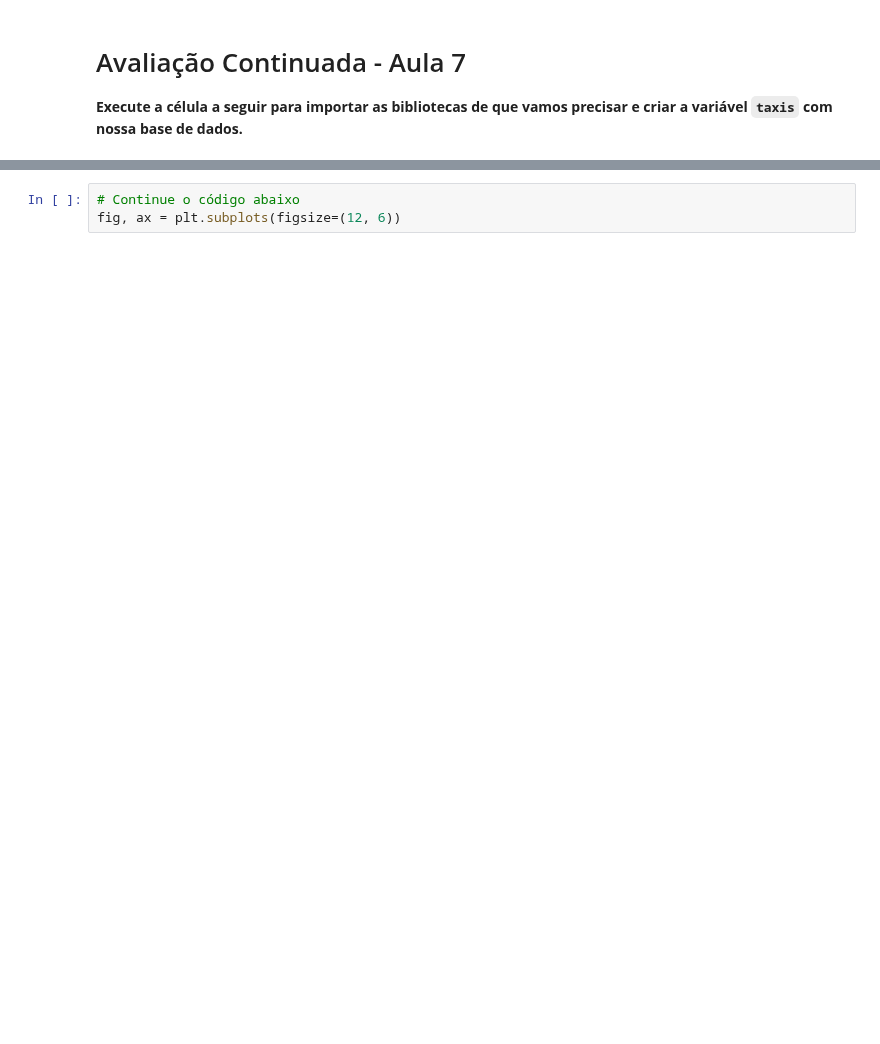
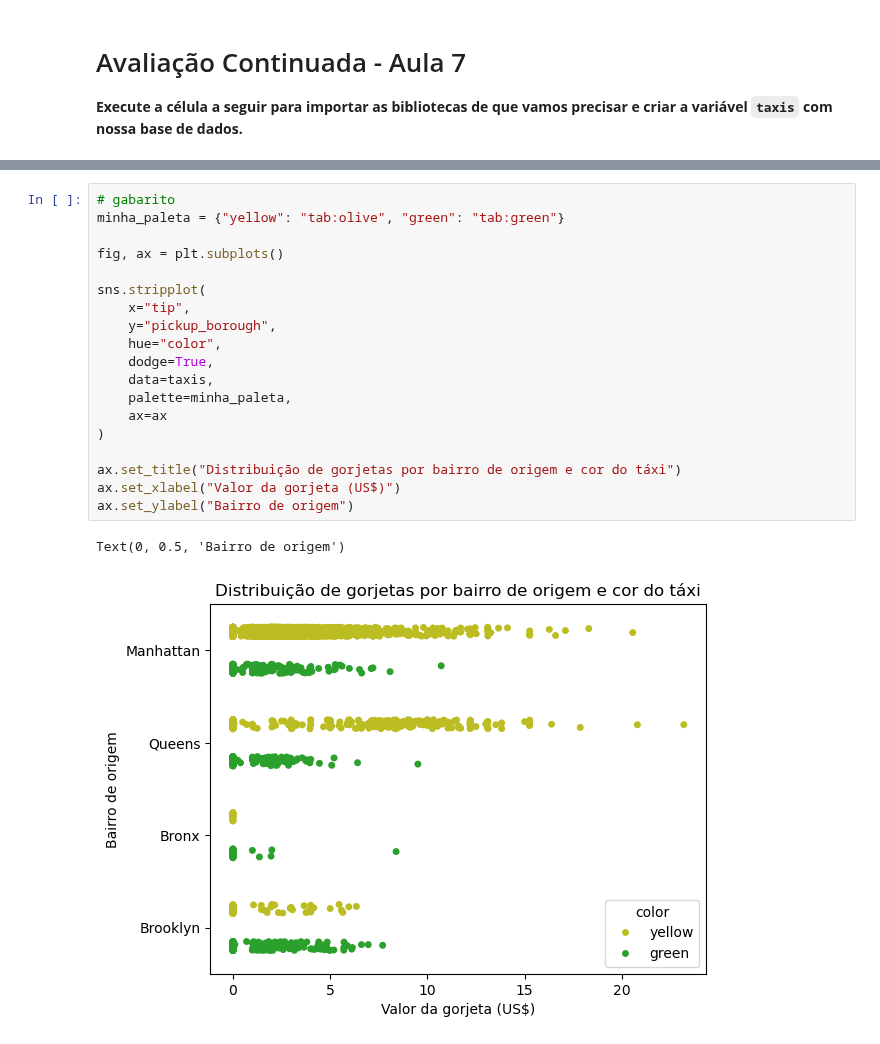
Before and after one commit to lthevenard/curso_prog, a Jupyter notebook: assets/_hidden/exercícios/exercícios_aula7_turmaA.ipynb, the cells around one changed output, grey strips where cells are left out. Drawn from its saved outputs; the diff is of its cells as text; blank space fills up the shorter version.

```diff
--- a/assets/_hidden/exercícios/exercícios_aula7_turmaA.ipynb
+++ b/assets/_hidden/exercícios/exercícios_aula7_turmaA.ipynb
@@ -49,3 +96,22 @@ Veja algumas das paletas que você pode escolher pelo nome:
-# %%
-# Continue o código abaixo
-fig, ax = plt.subplots(figsize=(12, 6))
+# %%
+# gabarito
+minha_paleta = {"yellow": "tab:olive", "green": "tab:green"}
+
+fig, ax = plt.subplots()
+
+sns.stripplot(
+    x="tip",
+    y="pickup_borough",
+    hue="color",
+    dodge=True,
+    data=taxis,
+    palette=minha_paleta,
+    ax=ax
+)
+
+ax.set_title("Distribuição de gorjetas por bairro de origem e cor do táxi")
+ax.set_xlabel("Valor da gorjeta (US$)")
+ax.set_ylabel("Bairro de origem")
+# %% [output]
+Text(0, 0.5, 'Bairro de origem')
+[figure, added]
```
Also changed, not shown: parts of 10 cells of this notebook, 1 other file.
